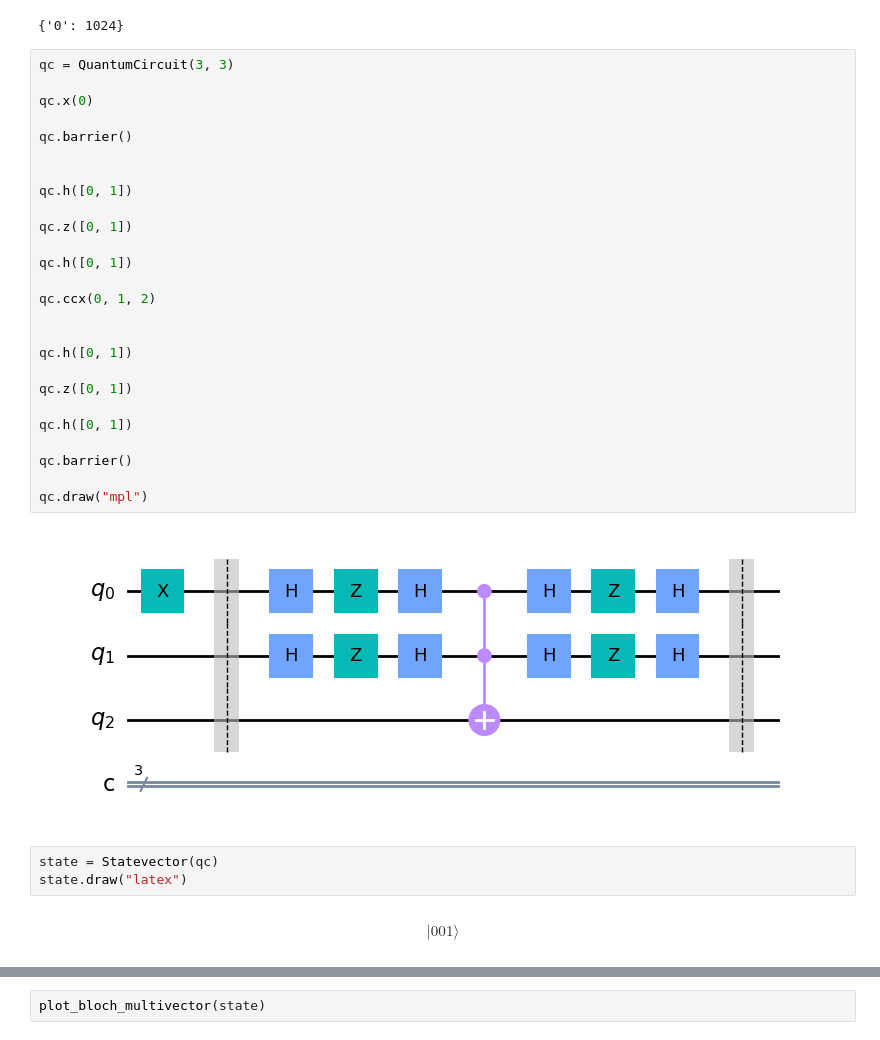
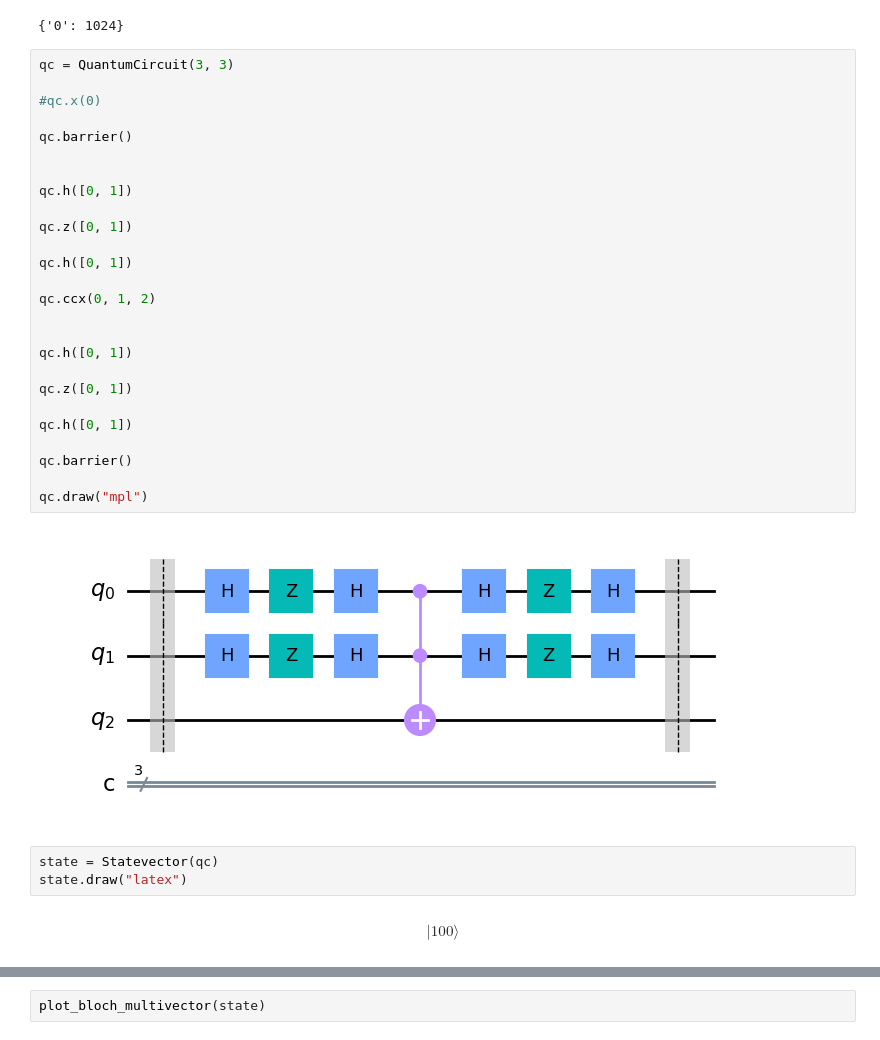
Before and after one commit to Dpbm/quantum, a Jupyter notebook: qiskit/some-bloch-tests.ipynb, the cells around one changed output, grey strips where cells are left out. Cells and saved outputs as stored; diff of their text form.

```diff
--- a/qiskit/some-bloch-tests.ipynb
+++ b/qiskit/some-bloch-tests.ipynb
@@ -46,33 +53,33 @@ results
 # %%
 qc = QuantumCircuit(3, 3)
 
-qc.x(0)
+#qc.x(0)
 
 qc.barrier()
 
 
 qc.h([0, 1])
 
 qc.z([0, 1])
 
 qc.h([0, 1])
 
 qc.ccx(0, 1, 2)
 
 
 qc.h([0, 1])
 
 qc.z([0, 1])
 
 qc.h([0, 1])
 
 qc.barrier()
 
 qc.draw("mpl")
 # %% [output]
-[figure, old version]
+[figure, new version]
 # %%
 state = Statevector(qc)
 state.draw("latex")
 # %% [output]
-$$ |001\rangle$$
+$$ |100\rangle$$
```
Also changed, not shown: parts of 21 cells of this notebook, 4 other files.
